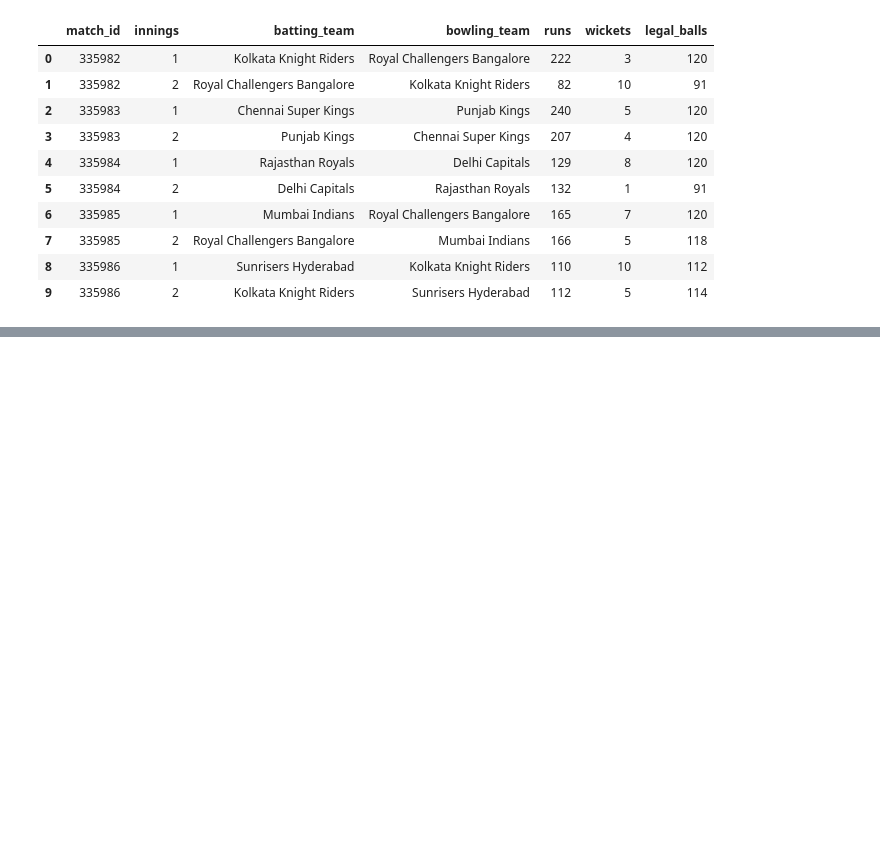
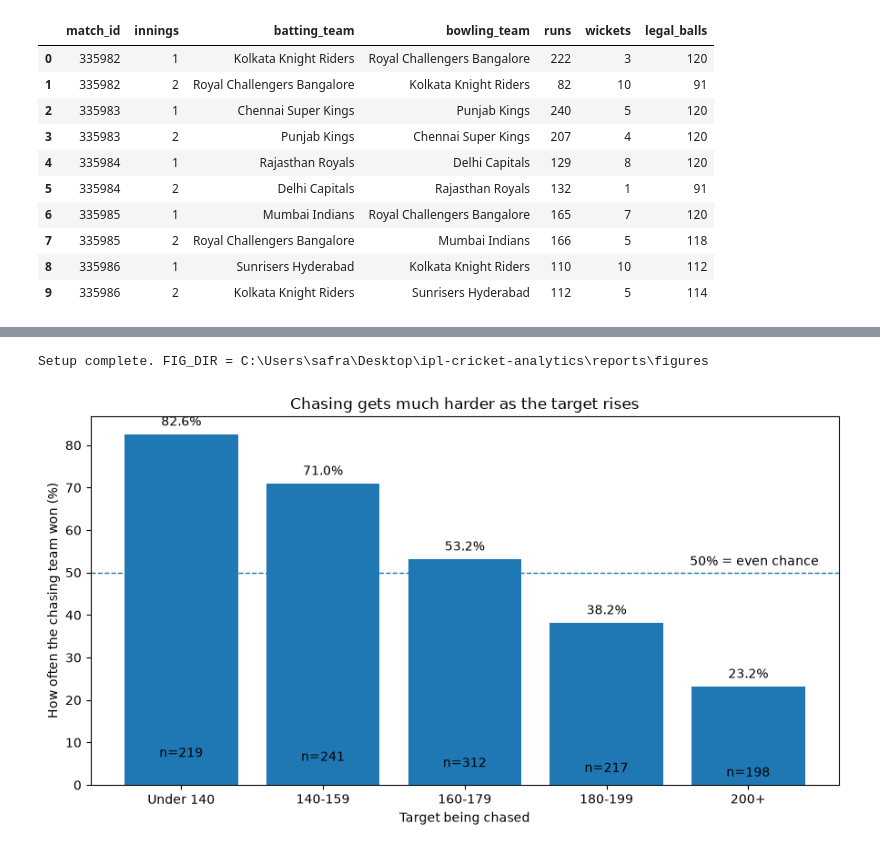
Before and after one commit to safranok/ipl-cricket-analytics, a Jupyter notebook: notebooks/03_analysis.ipynb, the cells around one changed output, grey strips where cells are left out. Saved outputs shown, nothing was run; the diff lists cells and outputs as text; code cells hidden in the pictures; blank space fills up the shorter version.

```diff
--- a/notebooks/03_analysis.ipynb
+++ b/notebooks/03_analysis.ipynb
@@ -349,0 +2552,66 @@ ORDER BY total_runs DESC;""")
+# %%
+# ── Part 4 Setup ─────────────────────────────────────────────────────────
+# Re-run the connection and views so this section works after a kernel restart
+import sqlite3
+import pandas as pd
+import numpy as np
+import matplotlib.pyplot as plt
+from pathlib import Path
+
+con = sqlite3.connect('../data/raw/ipl.db')
+
+def q(sql):
+    """Run a SELECT and return a DataFrame."""
+    return pd.read_sql(sql, con)
+
+# Ensure analysis views exist (safe to run multiple times)
+with open('../sql/practice/09_analysis_views.sql', 'r') as f:
+    con.executescript(f.read())
+
+FIG_DIR = Path('../reports/figures')
+FIG_DIR.mkdir(parents=True, exist_ok=True)
+print('Setup complete. FIG_DIR =', FIG_DIR.resolve())
+# %% [output]
+Setup complete. FIG_DIR = C:\Users\safra\Desktop\ipl-cricket-analytics\reports\figures
+# %%
+# Cell 2 — Chart 1: Chase win rate by target band (H2)
+# Source: v_match_totals  columns used: first_innings_runs, chase_won
+h2_df = q("""
+    SELECT
+        CASE
+            WHEN first_innings_runs < 140 THEN 'Under 140'
+            WHEN first_innings_runs < 160 THEN '140-159'
+            WHEN first_innings_runs < 180 THEN '160-179'
+            WHEN first_innings_runs < 200 THEN '180-199'
+            ELSE '200+'
+        END AS target_band,
+        COUNT(*)                          AS n_matches,
+        ROUND(100.0 * AVG(chase_won), 1)  AS chase_win_rate_pct
+    FROM v_match_totals
+    GROUP BY target_band
+    ORDER BY MIN(first_innings_runs)
+""")
+
+df = h2_df.copy()
+bands  = df["target_band"]
+rates  = df["chase_win_rate_pct"]
+counts = df["n_matches"]
+
+fig, ax = plt.subplots(figsize=(9, 5))
+bars = ax.bar(bands, rates)
+ax.set_title("Chasing gets much harder as the target rises")
+ax.set_xlabel("Target being chased")
+ax.set_ylabel("How often the chasing team won (%)")
+ax.axhline(50, linestyle="--", linewidth=1)
+ax.text(len(bands)-0.5, 51, "50% = even chance", ha="right", va="bottom")
+
+for bar, n, rate in zip(bars, counts, rates):
+    ax.text(bar.get_x()+bar.get_width()/2, max(2, rate*0.08), f"n={int(n)}", ha="center")
+    ax.text(bar.get_x()+bar.get_width()/2, rate+2, f"{rate:.1f}%", ha="center")
+
+fig.tight_layout()
+fig.savefig(FIG_DIR/"chase_win_rate_target_band.png", dpi=200, bbox_inches="tight")
+plt.show()
+plt.close(fig)
+# %% [output]
+[figure, added]
```
Also changed, not shown: parts of 177 cells of this notebook, 20 other files.
